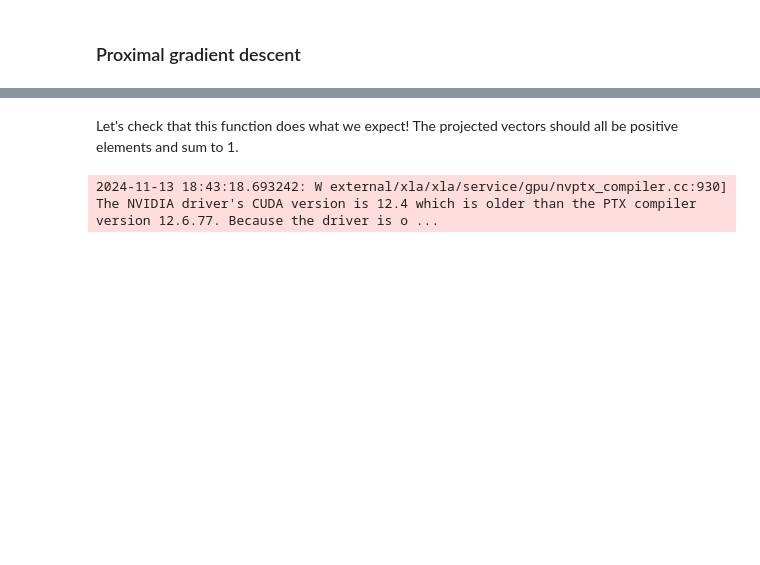
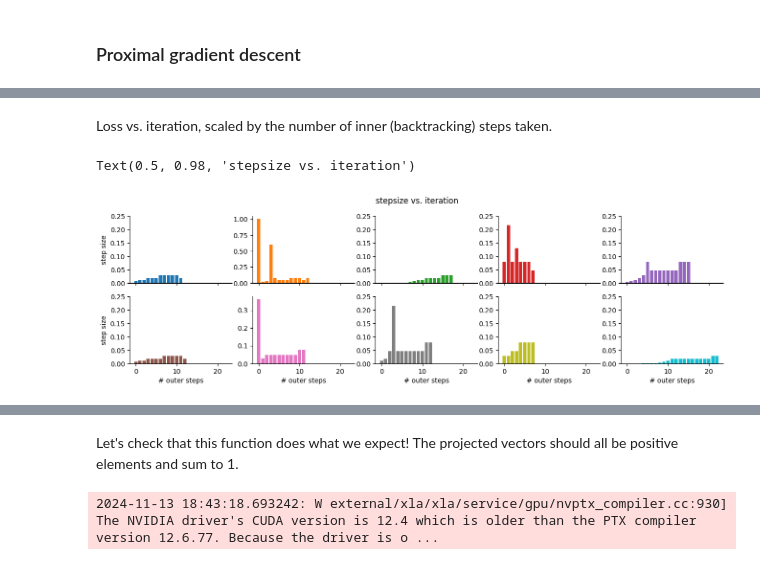
Before and after one commit to lindermanlab/dirichlet-tucker, a Jupyter notebook: analysis/scaled_lda/2024-11-12-Proximal-gradient-descent.ipynb, the cells around one changed output, grey strips where cells are left out. Drawn from its saved outputs; the diff is of its cells as text; code cells hidden in the pictures; blank space fills up the shorter version.

Commit message:
update scaled notebooks

```diff
--- a/analysis/scaled_lda/2024-11-12-Proximal-gradient-descent.ipynb
+++ b/analysis/scaled_lda/2024-11-12-Proximal-gradient-descent.ipynb
@@ -449,0 +466,8 @@ def prox_grad_descent_scan(x0,
+# %%
+n_samples = 10
+key = jr.key(0)
+
+x_inits = jr.normal(key, (n_samples, 2)) * jnp.array([2,1])
+
+g = sixhump2d
+prox = lambda x, _: x  # proximal operator of h(x) = 0 is identity
@@ -449,0 +620,24 @@ def prox_grad_descent_scan(x0,
+# %% [markdown]
+Loss vs. iteration, scaled by the number of inner (backtracking) steps taken.
+# %%
+fig, axs = plt.subplots(nrows=2, ncols=5, figsize=(16,4), sharex=True)
+
+for i, ax in enumerate(axs.ravel()):
+    n_steps = aux_scan['n_steps'][i]
+    stepsizes = aux_scan['stepsizes'][i][:n_steps]
+    ax.bar(range(n_steps), stepsizes, fc=f'C{i}')
+
+    ymax = ax.get_ylim()[-1]
+    ax.set_ylim(top=max(ymax,0.25))
+
+for ax in axs[:,0]:
+    ax.set_ylabel('step size')
+
+for ax in axs[-1,:]:
+    ax.set_xlabel('# outer steps')
+
+sns.despine()
+fig.suptitle('stepsize vs. iteration')
+# %% [output]
+Text(0.5, 0.98, 'stepsize vs. iteration')
+[figure, added]
```
Also changed, not shown: parts of 34 cells of this notebook, 3 other files.
